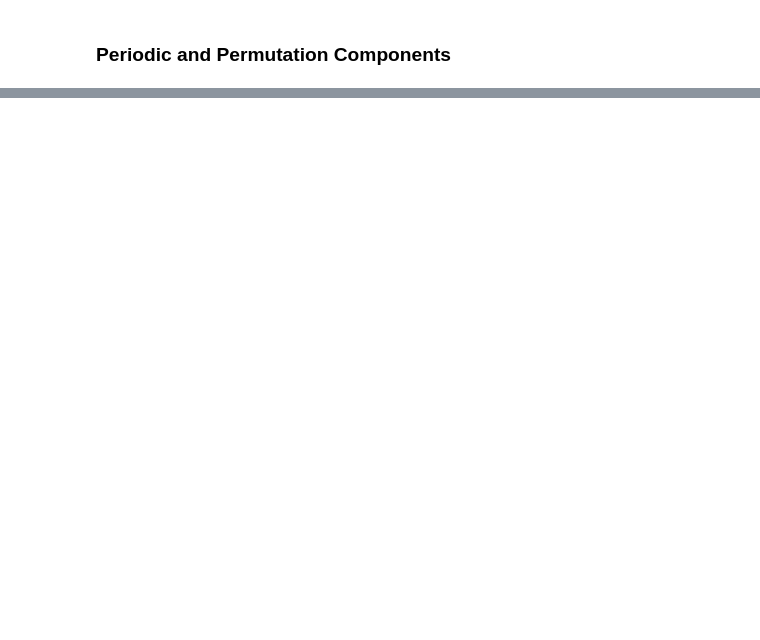
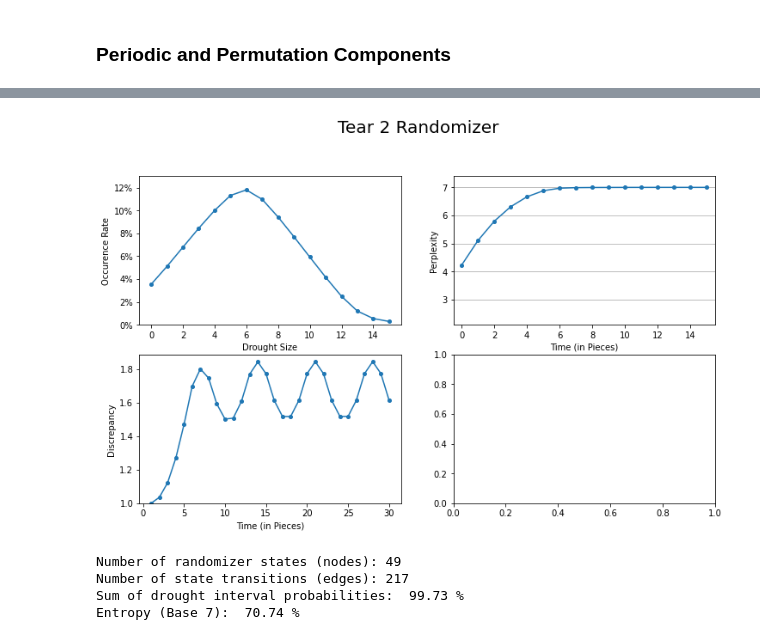
Before and after one commit to ericjtaylor/new_bags, a Jupyter notebook: new_bag.ipynb, the cells around one changed output, grey strips where cells are left out. Drawn from its saved outputs; the diff is of its cells as text; code cells hidden in the pictures; blank space fills up the shorter version.

```diff
--- a/new_bag.ipynb
+++ b/new_bag.ipynb
@@ -1941,0 +1992,9 @@ Entropy (Base 7):  78.92 %
+# %%
+tear_2 = tear_distance(initial_weight=2)
+rand_report(tear_2, "Tear 2")
+# %% [output]
+[figure, added]
+Number of randomizer states (nodes): 49
+Number of state transitions (edges): 217
+Sum of drought interval probabilities:  99.73 %
+Entropy (Base 7):  70.74 %
```
Also changed, not shown: parts of 34 cells of this notebook.
